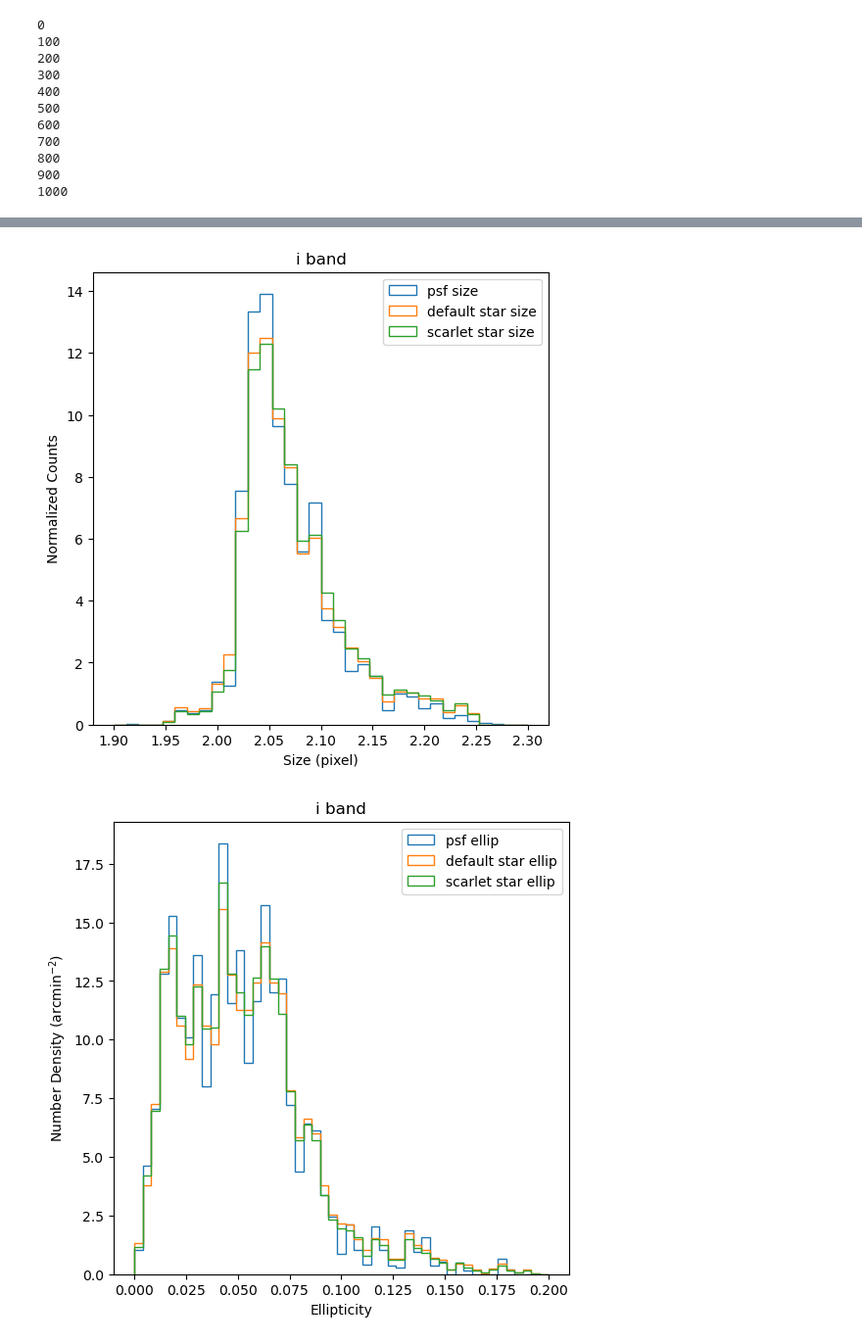
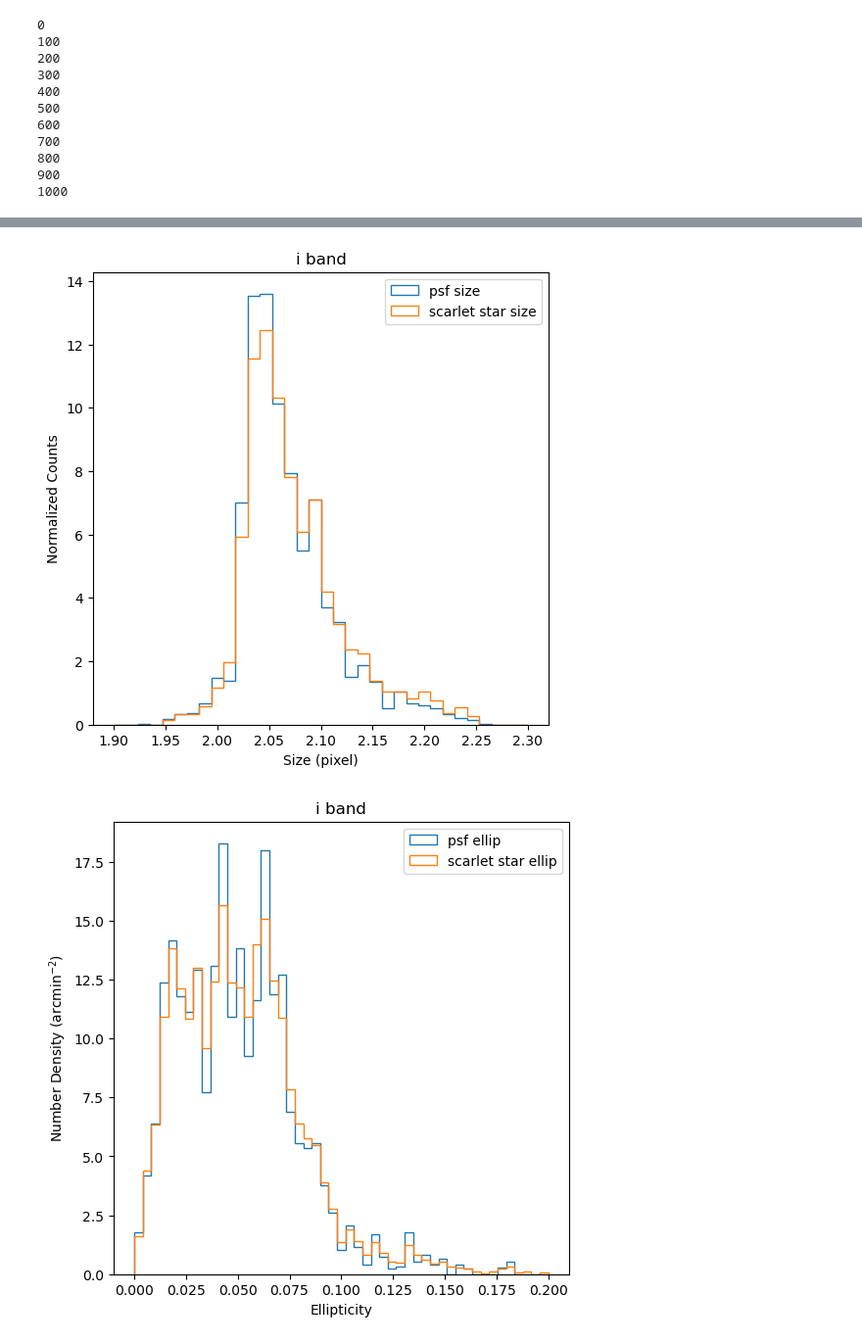
Before and after one commit to philipladuca24/LSST-SimCatVal, a Jupyter notebook: LSST-SimCatVal/full_run_plots.ipynb, the cells around one changed output, grey strips where cells are left out. Shown at 98% size. Saved outputs shown, nothing was run; the diff lists cells and outputs as text; code cells hidden in the pictures.

```diff
--- a/LSST-SimCatVal/full_run_plots.ipynb
+++ b/LSST-SimCatVal/full_run_plots.ipynb
@@ -51,7 +53,7 @@ for entry in os.listdir(root_dir):
             f for f in os.listdir(full_path)
             if os.path.isfile(os.path.join(full_path, f))
         ]
-        if len(files) < 4:
+        if len(files) < 3:
             dirs_with_fewer_than_3_files.append((full_path, len(files)))
 
 for d, count in dirs_with_fewer_than_3_files:
@@ -237,8 +240,8 @@ true_cats = {
 with open(f'/hildafs/home/pladuca/main/lsst-sim-package/LSST-SimCatVal/LSST-SimCatVal/pickles/true_cat_{folder}.pkl', "wb") as f:
     pickle.dump(true_cats, f)
 # %%
-with open(f'/hildafs/home/pladuca/main/lsst-sim-package/LSST-SimCatVal/LSST-SimCatVal/pickles/forced_cat_{folder}.pkl', "rb") as f:
-    full_cats = pickle.load(f)
+# with open(f'/hildafs/home/pladuca/main/lsst-sim-package/LSST-SimCatVal/LSST-SimCatVal/pickles/forced_cat_{folder}.pkl', "rb") as f:
+#     full_cats = pickle.load(f)
 with open(f'/hildafs/home/pladuca/main/lsst-sim-package/LSST-SimCatVal/LSST-SimCatVal/pickles/true_cat_{folder}.pkl', "rb") as f:
     true_cats = pickle.load(f)
 with open(f'/hildafs/home/pladuca/main/lsst-sim-package/LSST-SimCatVal/LSST-SimCatVal/pickles/forced_s_cat_{folder}.pkl', "rb") as f:
@@ -257,6 +260,9 @@ def get_stellar_locust(cat):
         (temp['modelfit_CModel_instFlux_i'] >= 0) &
         (temp['modelfit_CModel_flag_i'] == False) &
         (temp['base_SdssCentroid_flag'] == False) ]
+    print(len(temp))
+    temp = temp[(temp['in_img'] == True)]
+    print(len(temp))
     temp = temp[(temp['base_PsfFlux_instFlux_i']/temp['base_PsfFlux_instFluxErr_i'] >= 10)]
     mag = -2.5 * np.log10(temp['modelfit_CModel_instFlux_i']) + 31.4
     size = (temp['base_SdssShape_xx']*temp['base_SdssShape_yy'] - temp['base_SdssShape_xy']**2)**0.25
@@ -285,14 +293,14 @@ stars_, gals_ = get_stellar_locust(full_cats_s)
 # %%
 size_bins = np.linspace(1.9,2.3,35)
 bin_size = size_bins[1] - size_bins[0]
-star_size = (stars['base_SdssShape_xx']*stars['base_SdssShape_yy'] - stars['base_SdssShape_xy']**2)**0.25
-star_psf = (stars['base_SdssShape_psf_xx']*stars['base_SdssShape_psf_yy'] - stars['base_SdssShape_psf_xy']**2)**0.25
+# star_size = (stars['base_SdssShape_xx']*stars['base_SdssShape_yy'] - stars['base_SdssShape_xy']**2)**0.25
+# star_psf = (stars['base_SdssShape_psf_xx']*stars['base_SdssShape_psf_yy'] - stars['base_SdssShape_psf_xy']**2)**0.25
 star_size_ = (stars_['base_SdssShape_xx']*stars_['base_SdssShape_yy'] - stars_['base_SdssShape_xy']**2)**0.25
 star_psf_ = (stars_['base_SdssShape_psf_xx']*stars_['base_SdssShape_psf_yy'] - stars_['base_SdssShape_psf_xy']**2)**0.25
 
 fig, ax = plt.subplots(figsize=(6,6))
 plt.hist(star_psf_,size_bins,density=True, histtype="step", label="psf size")
-plt.hist(star_size, size_bins,density=True, histtype="step", label="default star size")
+# plt.hist(star_size, size_bins,density=True, histtype="step", label="default star size")
 plt.hist(star_size_,size_bins,density=True, histtype="step", label="scarlet star size")
 
 plt.xlabel('Size (pixel)')
@@ -302,36 +310,36 @@ plt.legend()
 
 plt.show()
 # %% [output]
-[figure, old version]
+[figure, new version]
 # %%
-e1 = (stars['base_SdssShape_xx'] - stars['base_SdssShape_yy'])/(stars['base_SdssShape_xx'] + stars['base_SdssShape_yy'])
-e2 = 2*(stars['base_SdssShape_xy'])/(stars['base_SdssShape_xx'] + stars['base_SdssShape_yy'])
-ellip = np.sqrt((e1)**2 + (e2)**2)
+# e1 = (stars['base_SdssShape_xx'] - stars['base_SdssShape_yy'])/(stars['base_SdssShape_xx'] + stars['base_SdssShape_yy'])
+# e2 = 2*(stars['base_SdssShape_xy'])/(stars['base_SdssShape_xx'] + stars['base_SdssShape_yy'])
+# ellip = np.sqrt((e1)**2 + (e2)**2)
 
 e1_ = (stars_['base_SdssShape_xx'] - stars_['base_SdssShape_yy'])/(stars_['base_SdssShape_xx'] + stars_['base_SdssShape_yy'])
 e2_ = 2*(stars_['base_SdssShape_xy'])/(stars_['base_SdssShape_xx'] + stars_['base_SdssShape_yy'])
 ellip_ = np.sqrt((e1_)**2 + (e2_)**2)
 
 e1_ = (stars_['base_SdssShape_psf_xx'] - stars_['base_SdssShape_psf_yy'])/(stars_['base_SdssShape_psf_xx'] + stars_['base_SdssShape_psf_yy'])
 e2_ = 2*(stars_['base_SdssShape_psf_xy'])/(stars_['base_SdssShape_psf_xx'] + stars_['base_SdssShape_psf_yy'])
 ellip_psf = np.sqrt((e1_)**2 + (e2_)**2)
 
 ellip_bins = np.linspace(0,0.2,50)
 bin_size = ellip_bins[1] - ellip_bins[0]
 
 fig, ax = plt.subplots(figsize=(6,6))
 plt.hist(ellip_psf, ellip_bins, density=True, histtype="step", label="psf ellip")
-plt.hist(ellip, ellip_bins, density=True, histtype="step", label="default star ellip")
+# plt.hist(ellip, ellip_bins, density=True, histtype="step", label="default star ellip")
 plt.hist(ellip_, ellip_bins, density=True, histtype="step", label="scarlet star ellip")
 
 plt.xlabel('Ellipticity')
 plt.ylabel('Number Density (arcmin$^{-2}$)')
 plt.legend()
 plt.title(f'i band')
 # plt.grid()
 # plt.yscale('log')
 plt.show()
 # %% [output]
-[figure, old version]
+[figure, new version]
 # %%
 size_bins = np.linspace(1,7.5,50)
```
Also changed, not shown: parts of 27 cells of this notebook, 6 other files.
